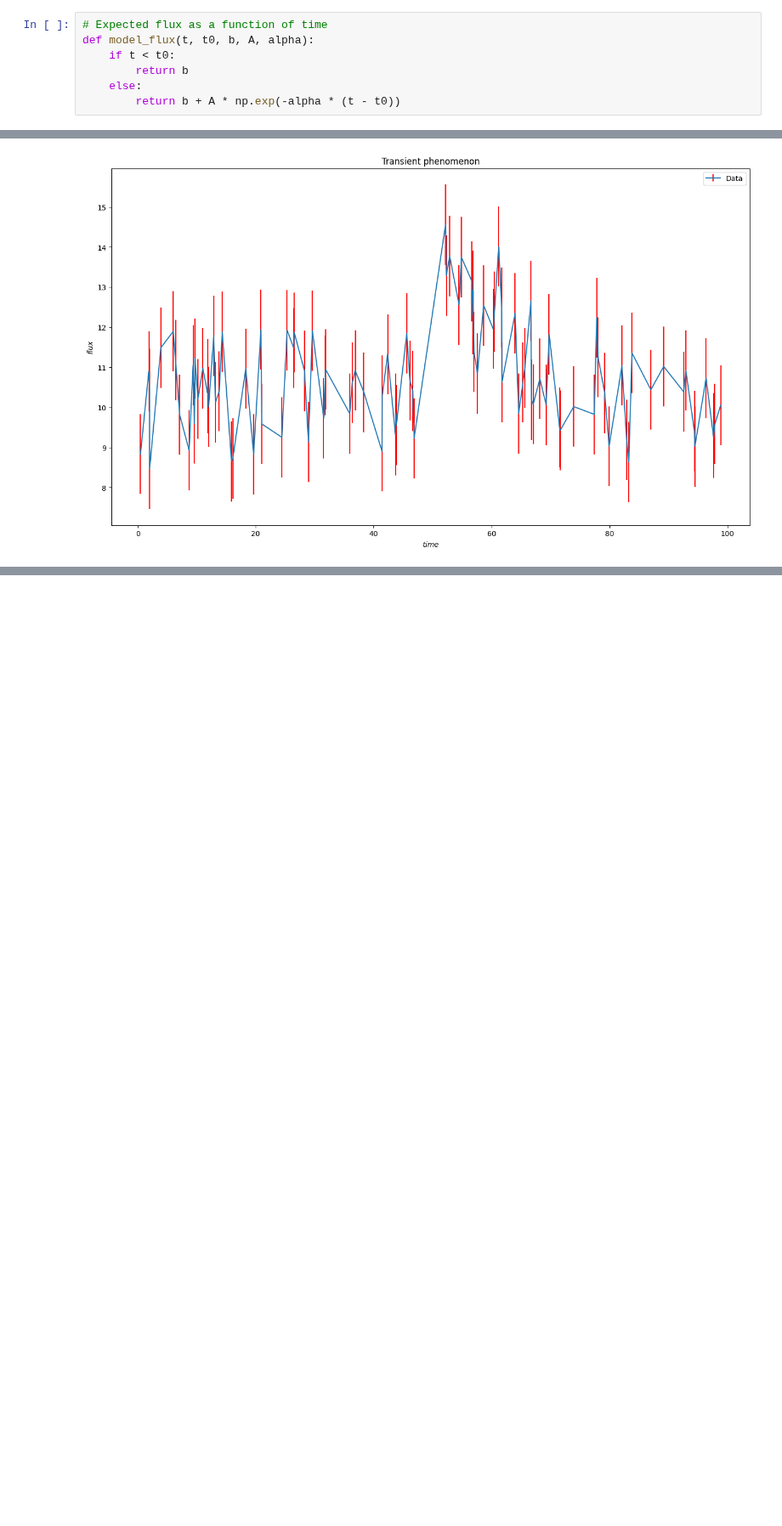
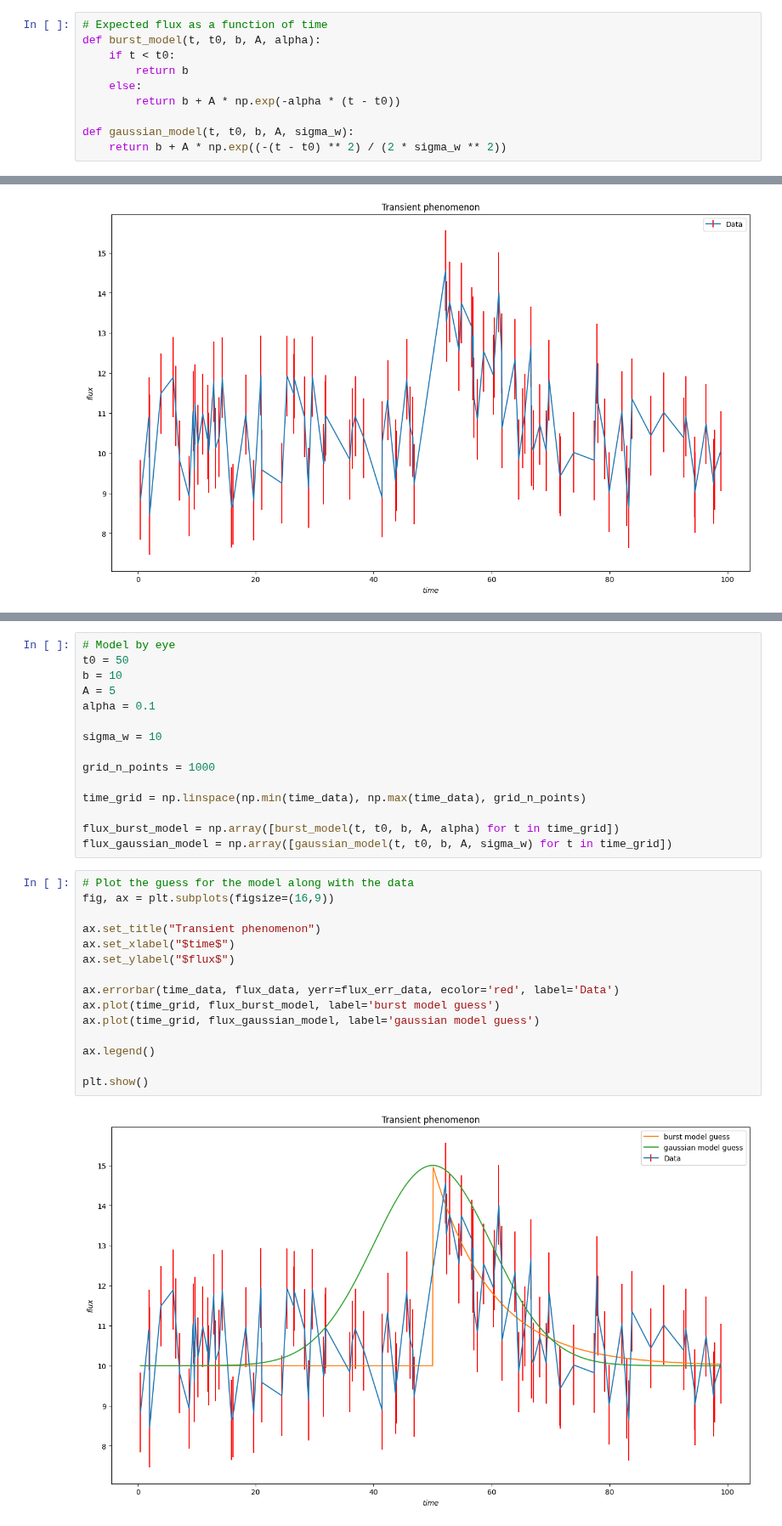
Before and after one commit to F3Solid/astrostatistics_bicocca_2024_exercises, a Jupyter notebook: L12/transient_universe.ipynb, the cells around one changed output, grey strips where cells are left out. Shown at 85% size. Drawn from its saved outputs; the diff is of its cells as text; blank space fills up the shorter version.

```diff
--- a/L12/transient_universe.ipynb
+++ b/L12/transient_universe.ipynb
@@ -7,11 +7,14 @@ import dynesty
 from dynesty import plotting as dyplot # dynesty plots
 # %%
 # Expected flux as a function of time
-def model_flux(t, t0, b, A, alpha):
+def burst_model(t, t0, b, A, alpha):
     if t < t0:
         return b
     else:
         return b + A * np.exp(-alpha * (t - t0))
+
+def gaussian_model(t, t0, b, A, sigma_w):
+    return b + A * np.exp((-(t - t0) ** 2) / (2 * sigma_w ** 2))
 # %%
 # transient[measurment_index][quantity_index], quantity_index = (0, 1, 2): (time, flux, flux_err)
 transient = np.load("transient.npy")
@@ -325,0 +48,32 @@ plt.show()
+# %%
+# Model by eye
+t0 = 50
+b = 10
+A = 5
+alpha = 0.1
+
+sigma_w = 10
+
+grid_n_points = 1000
+
+time_grid = np.linspace(np.min(time_data), np.max(time_data), grid_n_points)
+
+flux_burst_model = np.array([burst_model(t, t0, b, A, alpha) for t in time_grid])
+flux_gaussian_model = np.array([gaussian_model(t, t0, b, A, sigma_w) for t in time_grid])
+# %%
+# Plot the guess for the model along with the data
+fig, ax = plt.subplots(figsize=(16,9))
+
+ax.set_title("Transient phenomenon")
+ax.set_xlabel("$time$")
+ax.set_ylabel("$flux$")
+
+ax.errorbar(time_data, flux_data, yerr=flux_err_data, ecolor='red', label='Data')
+ax.plot(time_grid, flux_burst_model, label='burst model guess')
+ax.plot(time_grid, flux_gaussian_model, label='gaussian model guess')
+
+ax.legend()
+
+plt.show()
+# %% [output]
+[figure, added]
```
Also changed, not shown: parts of 46 cells of this notebook.
